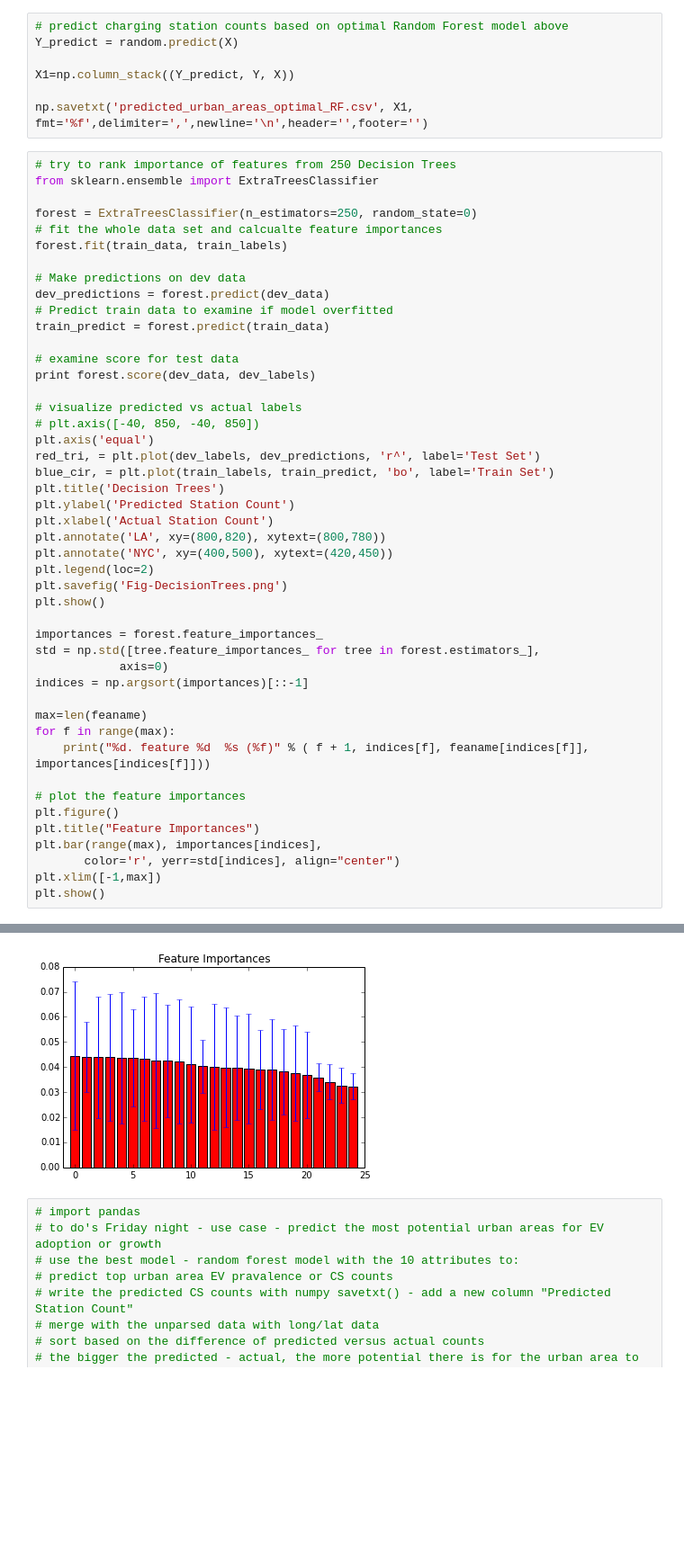
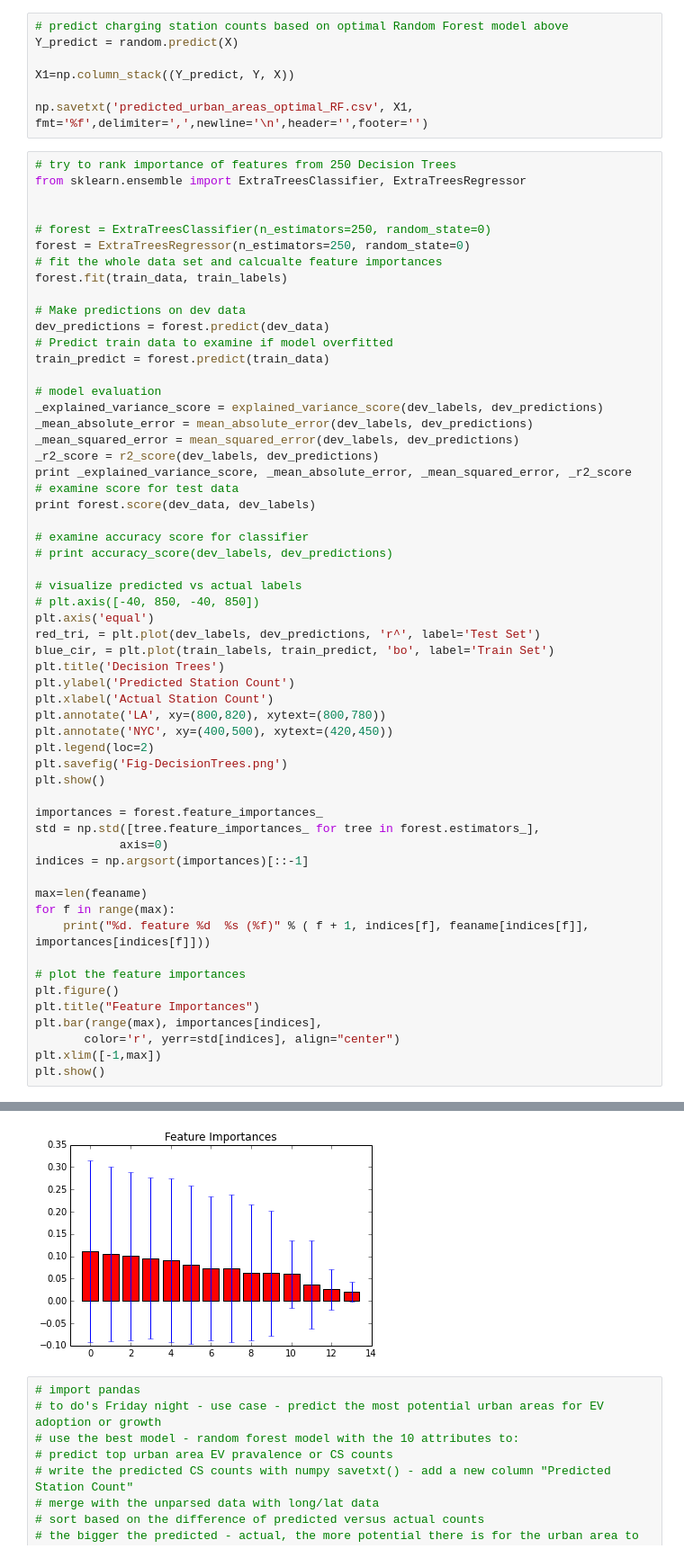
Before and after one commit to nikhilgk/faraday-motors, a Jupyter notebook: urban_area_modeling.ipynb, the cells around one changed output, grey strips where cells are left out. Shown at 90% size. Saved outputs shown, nothing was run; the diff lists cells and outputs as text; blank space fills up the shorter version.

```diff
--- a/urban_area_modeling.ipynb
+++ b/urban_area_modeling.ipynb
@@ -419,9 +419,11 @@ X1=np.column_stack((Y_predict, Y, X))
 np.savetxt('predicted_urban_areas_optimal_RF.csv', X1, fmt='%f',delimiter=',',newline='\n',header='',footer='')
 # %%
 # try to rank importance of features from 250 Decision Trees
-from sklearn.ensemble import ExtraTreesClassifier
+from sklearn.ensemble import ExtraTreesClassifier, ExtraTreesRegressor
 
-forest = ExtraTreesClassifier(n_estimators=250, random_state=0)
+
+# forest = ExtraTreesClassifier(n_estimators=250, random_state=0)
+forest = ExtraTreesRegressor(n_estimators=250, random_state=0)
 # fit the whole data set and calcualte feature importances
 forest.fit(train_data, train_labels)
 
@@ -430,8 +432,17 @@ dev_predictions = forest.predict(dev_data)
 # Predict train data to examine if model overfitted
 train_predict = forest.predict(train_data)
 
+# model evaluation
+_explained_variance_score = explained_variance_score(dev_labels, dev_predictions)
+_mean_absolute_error = mean_absolute_error(dev_labels, dev_predictions)
+_mean_squared_error = mean_squared_error(dev_labels, dev_predictions)
+_r2_score = r2_score(dev_labels, dev_predictions)
+print _explained_variance_score, _mean_absolute_error, _mean_squared_error, _r2_score
 # examine score for test data
 print forest.score(dev_data, dev_labels)
+
+# examine accuracy score for classifier
+# print accuracy_score(dev_labels, dev_predictions)
 
 # visualize predicted vs actual labels
 # plt.axis([-40, 850, -40, 850])
@@ -486,4 +495,4 @@ plt.show()
-[figure, old version]
+[figure, new version]
 # %%
 # import pandas
 # to do's Friday night - use case - predict the most potential urban areas for EV adoption or growth
```
Also changed, not shown: parts of 8 cells of this notebook.
